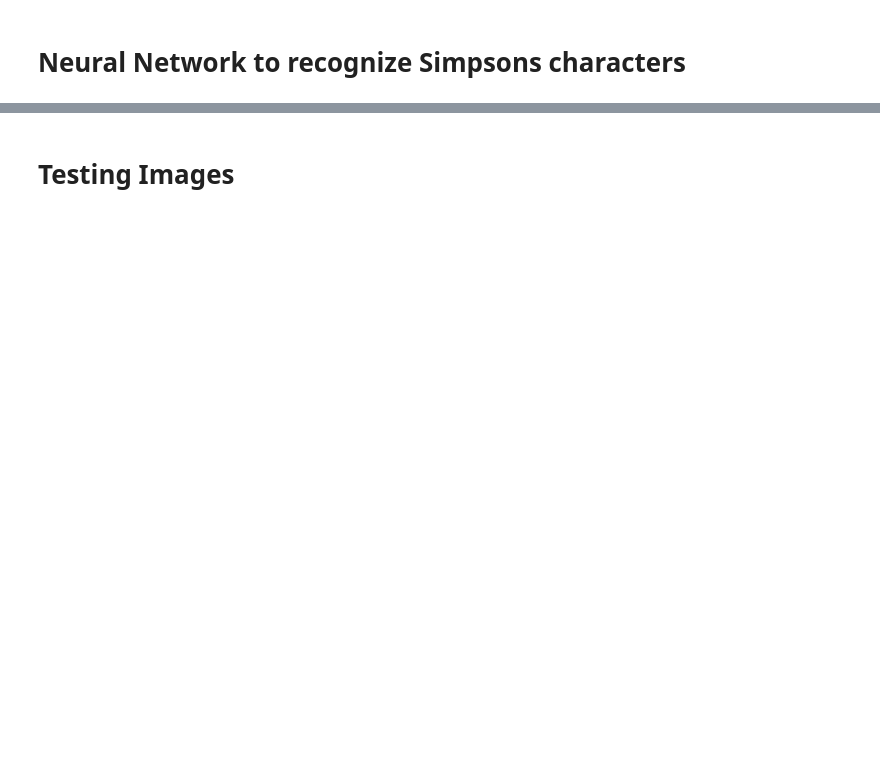
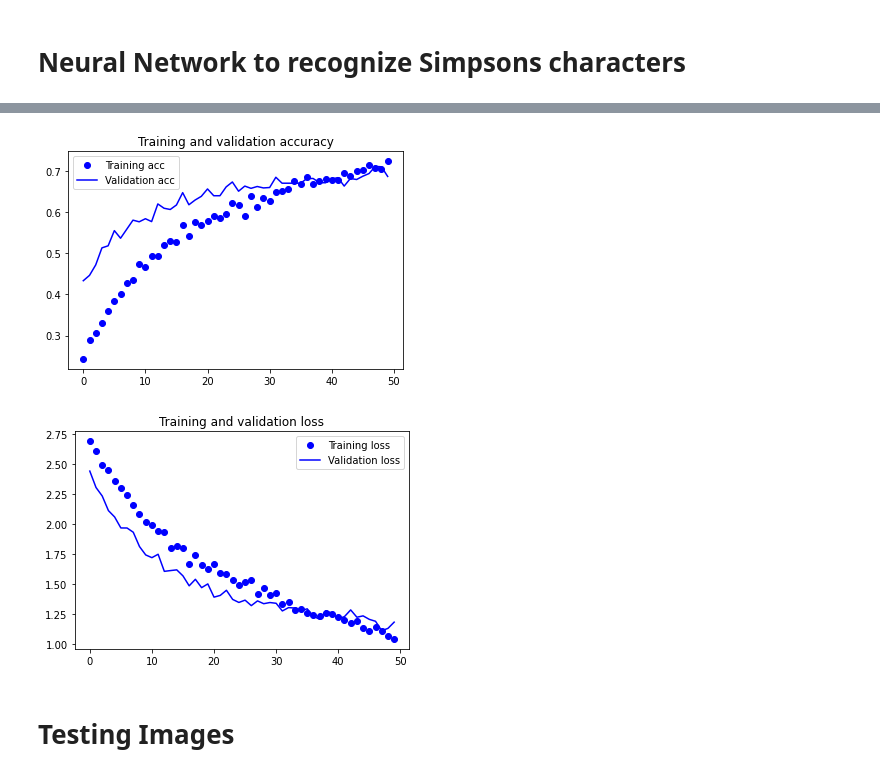
Before and after one commit to tkotsakis/deeplearning, a Jupyter notebook: Simpsons_CNN.ipynb, the cells around one changed output, grey strips where cells are left out. Saved outputs shown, nothing was run; the diff lists cells and outputs as text; code cells hidden in the pictures; blank space fills up the shorter version.

```diff
--- a/Simpsons_CNN.ipynb
+++ b/Simpsons_CNN.ipynb
@@ -368,0 +561,18 @@ plt.show()
+# %%
+def build_model_using_VGG16():
+    # Can be decorated with different pre-trained models
+    base_model = VGG16(weights='imagenet',
+                       include_top=False,
+                       input_shape=(150, 150, 3))
+
+    model = build_model(base_model)
+    model.summary()
+    return model
+# %%
+model = build_model_using_VGG16()
+
+#Compile model
+opt = Adam(lr=0.0001, decay=0.000001)
+model.compile(opt, loss='categorical_crossentropy', metrics=['accuracy'])
+
+model.summary()
@@ -369,20 +644,25 @@ plt.show()
 # %%
-#Function to plot training and validation accuracy and loss
-def plot_sets(history):
-    acc = history.history['accuracy']
-    #val_acc = history.history['val_acc']
-    loss = history.history['loss']
-    val_loss = history.history['val_loss']
-    epochs = range(len(acc))
+#Plot
+acc = history.history['accuracy']
+val_acc = history.history['val_accuracy']
+loss = history.history['loss']
+val_loss = history.history['val_loss']
 
-    plt.plot(epochs, acc, 'rs')
-    #plt.plot(epochs, val_acc, 'g^')
-    plt.title('Training and validation accuracy')
+epochs = range(len(acc))
 
-    plt.figure()
-    plt.plot(epochs, loss, 'rs')
-    plt.plot(epochs, val_loss, 'g^')
-    plt.title('Training and validation loss')
-    plt.show()
+plt.plot(epochs, acc, 'bo', label='Training acc')
+plt.plot(epochs, val_acc, 'b', label='Validation acc')
+plt.title('Training and validation accuracy')
+plt.legend()
 
-    plt.savefig('acc_vs_epochs.png')
+plt.figure()
+
+plt.plot(epochs, loss, 'bo', label='Training loss')
+plt.plot(epochs, val_loss, 'b', label='Validation loss')
+plt.title('Training and validation loss')
+plt.legend()
+
+plt.show()
+# %% [output]
+[figure, added]
+[figure, added]
```
Also changed, not shown: parts of 67 cells of this notebook.
